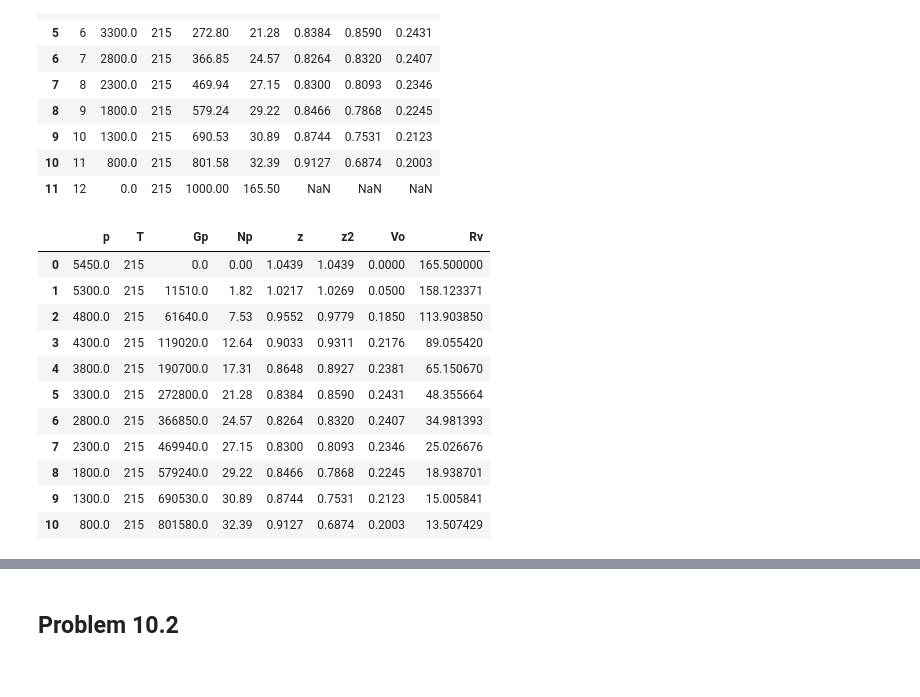
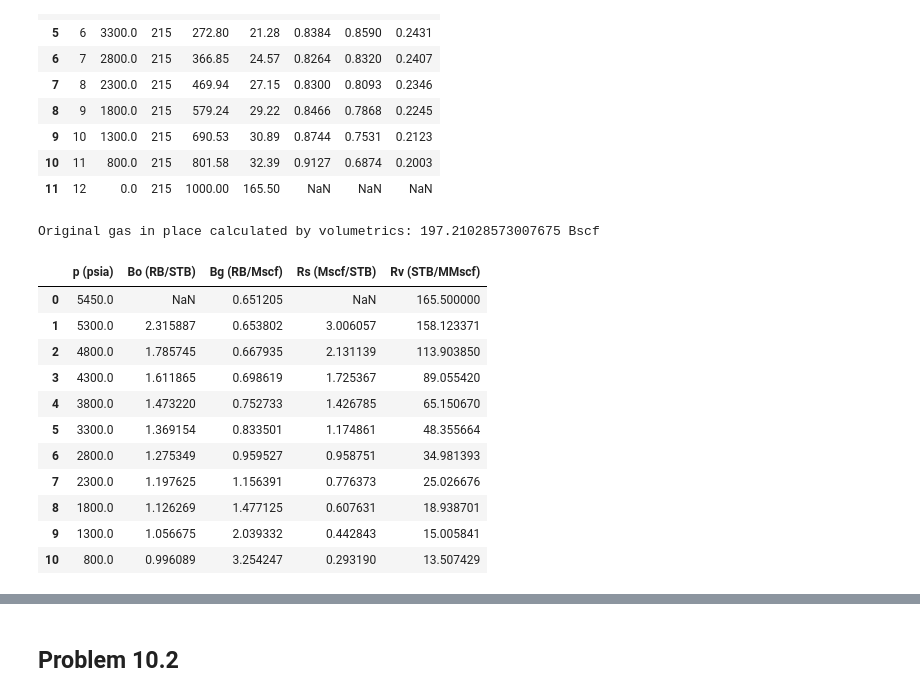
Before and after one commit to yohanesnuwara/reservoir-engineering, a Jupyter notebook: Unit 10 Gas-Condensate Reservoirs/notebook/10_problems.ipynb, the cells around one changed output, grey strips where cells are left out. Saved outputs shown, nothing was run; the diff lists cells and outputs as text; code cells hidden in the pictures.

```diff
--- a/Unit 10 Gas-Condensate Reservoirs/notebook/10_problems.ipynb
+++ b/Unit 10 Gas-Condensate Reservoirs/notebook/10_problems.ipynb
@@ -58,30 +140,46 @@ data
 | 9 | 10 | 1300.0 | 215 | 690.53 | 30.89 | 0.8744 | 0.7531 | 0.2123 |
 | 10 | 11 | 800.0 | 215 | 801.58 | 32.39 | 0.9127 | 0.6874 | 0.2003 |
 | 11 | 12 | 0.0 | 215 | 1000.00 | 165.50 | NaN | NaN | NaN |
+# %%
+# Task 1. calculate OGIP and condensate in place by volumetrics
+
+# calculate initial gas in place volumetrics
+Gfgi_vol = (area * h * poro * (1 - swi)) / Bgi # result in scf
+print('Original gas in place calculated by volumetrics:', Gfgi_vol / 1E+09, 'Bscf')
+# %% [output]
+Original gas in place calculated by volumetrics: 197.21028573007675 Bscf
 # %%
+# Task 4. calculate Bg, Bo, Rs, Rv
+
 z = data['z'].values
 z2 = data['z2'].values
 p = data['p'].values
-Gp = data['Gp'].values * 1E+3 # convert Mscf to scf
+Gp = data['Gp'].values
 Np = data['Np'].values
 Vo = data['Vo'].values
 temp = data['T'].iloc[0]
 
-Rv = cvd_condensate(z, z2, temp, p, Gp, Np, Vo)
+# calculate Bo, Bg, Rs, Rv
+Bo, Bg, Rs, Rv = cvd_condensate(z, z2, temp, p, Gp, Np, Vo) # result in STB/MMscf
 
-result = pd.DataFrame({'p': p[:-1], 'T': data['T'].iloc[:-1], 'Gp': Gp[:-1],
-                       'Np': Np[:-1], 'z': z[:-1], 'z2': z2[:-1], 'Vo': Vo[:-1], 'Rv': Rv})
+# conversion
+Bg = np.array(Bg) * 1E+3 # RB/scf to RB/Mscf
+Rs = np.array(Rs) * 1E-3 # scf/STB to Mscf/STB
+Rv = np.array(Rv) * 1E+6 # STB/scf to STB/MMscf
+
+result = pd.DataFrame({'p (psia)': p[:-1], 'Bo (RB/STB)': Bo, 'Bg (RB/Mscf)': Bg,
+                       'Rs (Mscf/STB)': Rs, 'Rv (STB/MMscf)': Rv})
 result
 # %% [output]
-|  | p | T | Gp | Np | z | z2 | Vo | Rv |
-| 0 | 5450.0 | 215 | 0.0 | 0.00 | 1.0439 | 1.0439 | 0.0000 | 165.500000 |
-| 1 | 5300.0 | 215 | 11510.0 | 1.82 | 1.0217 | 1.0269 | 0.0500 | 158.123371 |
-| 2 | 4800.0 | 215 | 61640.0 | 7.53 | 0.9552 | 0.9779 | 0.1850 | 113.903850 |
-| 3 | 4300.0 | 215 | 119020.0 | 12.64 | 0.9033 | 0.9311 | 0.2176 | 89.055420 |
-| 4 | 3800.0 | 215 | 190700.0 | 17.31 | 0.8648 | 0.8927 | 0.2381 | 65.150670 |
-| 5 | 3300.0 | 215 | 272800.0 | 21.28 | 0.8384 | 0.8590 | 0.2431 | 48.355664 |
-| 6 | 2800.0 | 215 | 366850.0 | 24.57 | 0.8264 | 0.8320 | 0.2407 | 34.981393 |
-| 7 | 2300.0 | 215 | 469940.0 | 27.15 | 0.8300 | 0.8093 | 0.2346 | 25.026676 |
-| 8 | 1800.0 | 215 | 579240.0 | 29.22 | 0.8466 | 0.7868 | 0.2245 | 18.938701 |
-| 9 | 1300.0 | 215 | 690530.0 | 30.89 | 0.8744 | 0.7531 | 0.2123 | 15.005841 |
-| 10 | 800.0 | 215 | 801580.0 | 32.39 | 0.9127 | 0.6874 | 0.2003 | 13.507429 |
+|  | p (psia) | Bo (RB/STB) | Bg (RB/Mscf) | Rs (Mscf/STB) | Rv (STB/MMscf) |
+| 0 | 5450.0 | NaN | 0.651205 | NaN | 165.500000 |
+| 1 | 5300.0 | 2.315887 | 0.653802 | 3.006057 | 158.123371 |
+| 2 | 4800.0 | 1.785745 | 0.667935 | 2.131139 | 113.903850 |
+| 3 | 4300.0 | 1.611865 | 0.698619 | 1.725367 | 89.055420 |
+| 4 | 3800.0 | 1.473220 | 0.752733 | 1.426785 | 65.150670 |
+| 5 | 3300.0 | 1.369154 | 0.833501 | 1.174861 | 48.355664 |
+| 6 | 2800.0 | 1.275349 | 0.959527 | 0.958751 | 34.981393 |
+| 7 | 2300.0 | 1.197625 | 1.156391 | 0.776373 | 25.026676 |
+| 8 | 1800.0 | 1.126269 | 1.477125 | 0.607631 | 18.938701 |
+| 9 | 1300.0 | 1.056675 | 2.039332 | 0.442843 | 15.005841 |
+| 10 | 800.0 | 0.996089 | 3.254247 | 0.293190 | 13.507429 |
```
Also changed, not shown: parts of 10 cells of this notebook.
